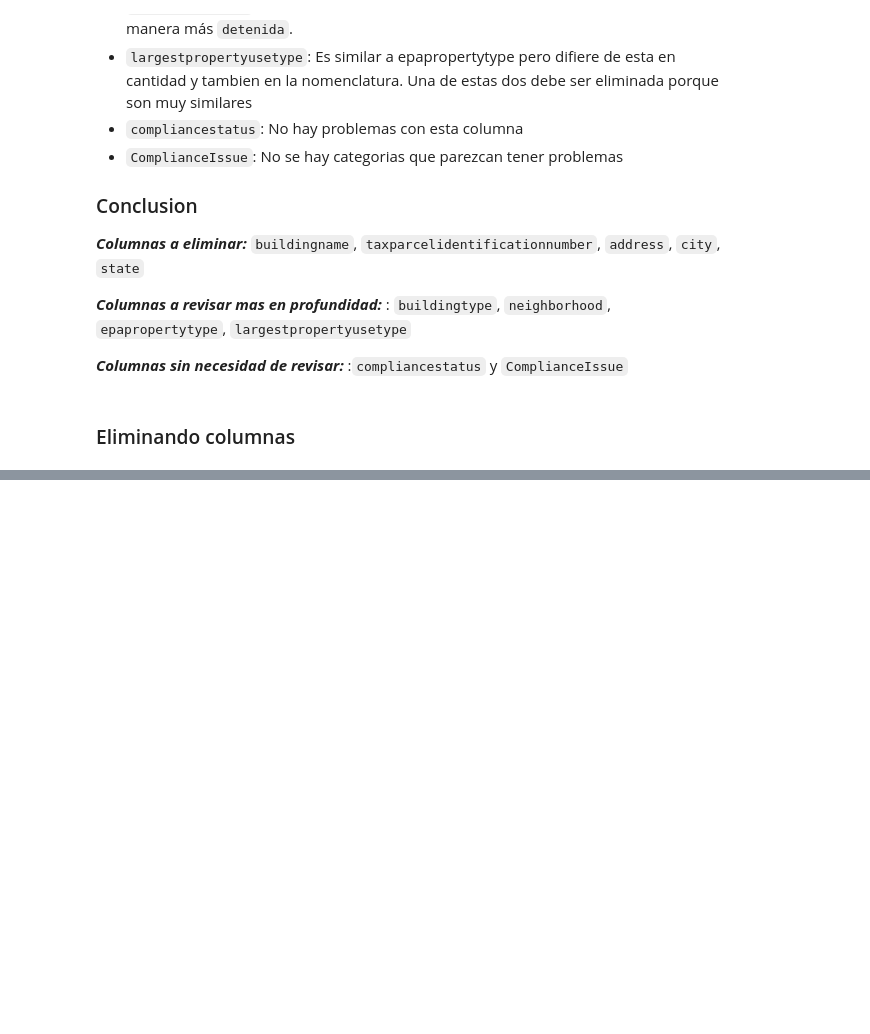
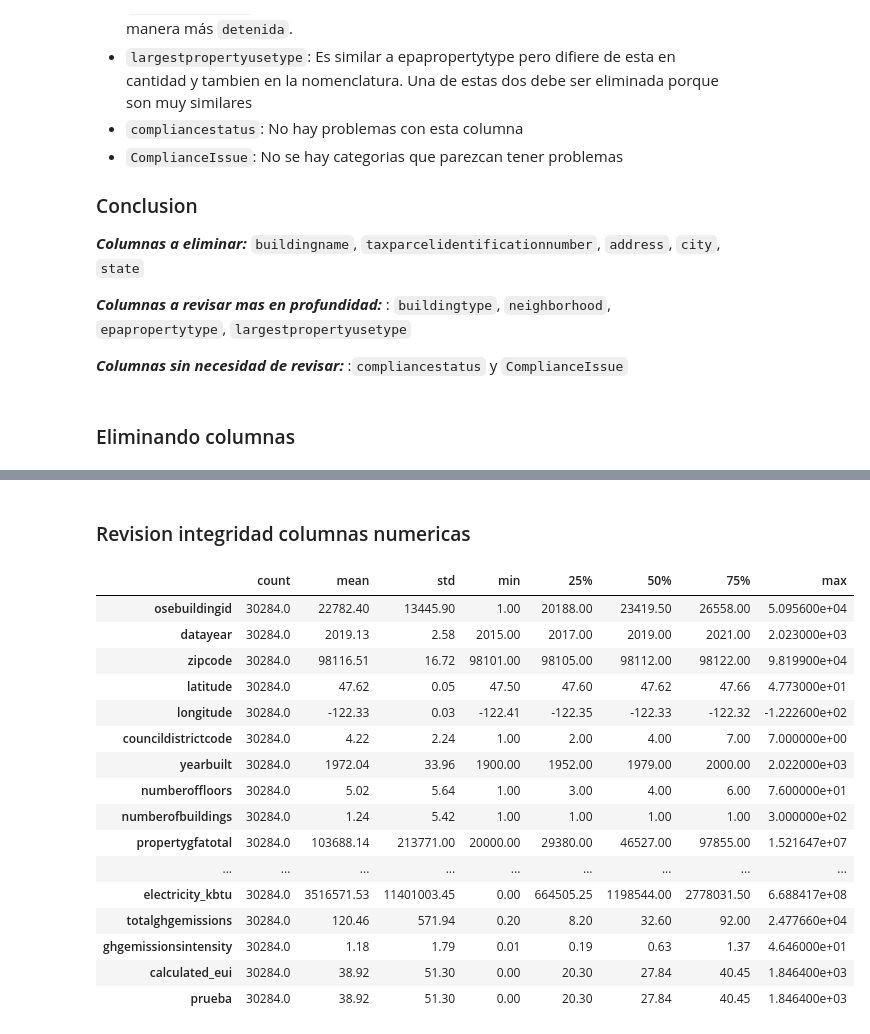
Before and after one commit to LLAES07/seatle, a Jupyter notebook: Notebooks/Proyecto.ipynb, the cells around one changed output, grey strips where cells are left out. Cells and saved outputs as stored; diff of their text form; code cells hidden in the pictures; blank space fills up the shorter version.

```diff
--- a/Notebooks/Proyecto.ipynb
+++ b/Notebooks/Proyecto.ipynb
@@ -274,0 +231,3 @@ Index(['osebuildingid', 'datayear', 'buildingname', 'buildingtype',
+# %%
+for col in df.select_dtypes(include=['object']).columns:
+    df[col] = df[col].str.title()
@@ -274,0 +236,4 @@ Index(['osebuildingid', 'datayear', 'buildingname', 'buildingtype',
+# %%
+columnas_a_revisar = ['buildingtype', 'neighborhood', 'epapropertytype', 'largestpropertyusetype']
+
+df[columnas_a_revisar]
@@ -274,0 +267,6 @@ Index(['osebuildingid', 'datayear', 'buildingname', 'buildingtype',
+# %%
+df[columnas_a_revisar[0]] = np.where(
+    df[columnas_a_revisar[0]].isin(['Nonresidential Cos', 'Nonresidential Wa']),
+    'Nonresidential',
+    df[columnas_a_revisar[0]]
+)
@@ -274,0 +326,2 @@ Index(['osebuildingid', 'datayear', 'buildingname', 'buildingtype',
+# %%
+df.drop(columns=columnas_a_revisar[-1], inplace=True)
@@ -274,0 +344,23 @@ Index(['osebuildingid', 'datayear', 'buildingname', 'buildingtype',
+# %% [markdown]
+### Revision integridad columnas numericas
+# %%
+numeric_cols = df.select_dtypes(include=[float, int]).columns
+df[numeric_cols].describe().T.round(2)
+# %% [output]
+|  | count | mean | std | min | 25% | 50% | 75% | max |
+| osebuildingid | 30284.0 | 22782.40 | 13445.90 | 1.00 | 20188.00 | 23419.50 | 26558.00 | 5.095600e+04 |
+| datayear | 30284.0 | 2019.13 | 2.58 | 2015.00 | 2017.00 | 2019.00 | 2021.00 | 2.023000e+03 |
+| zipcode | 30284.0 | 98116.51 | 16.72 | 98101.00 | 98105.00 | 98112.00 | 98122.00 | 9.819900e+04 |
+| latitude | 30284.0 | 47.62 | 0.05 | 47.50 | 47.60 | 47.62 | 47.66 | 4.773000e+01 |
+| longitude | 30284.0 | -122.33 | 0.03 | -122.41 | -122.35 | -122.33 | -122.32 | -1.222600e+02 |
+| councildistrictcode | 30284.0 | 4.22 | 2.24 | 1.00 | 2.00 | 4.00 | 7.00 | 7.000000e+00 |
+| yearbuilt | 30284.0 | 1972.04 | 33.96 | 1900.00 | 1952.00 | 1979.00 | 2000.00 | 2.022000e+03 |
+| numberoffloors | 30284.0 | 5.02 | 5.64 | 1.00 | 3.00 | 4.00 | 6.00 | 7.600000e+01 |
+| numberofbuildings | 30284.0 | 1.24 | 5.42 | 1.00 | 1.00 | 1.00 | 1.00 | 3.000000e+02 |
+| propertygfatotal | 30284.0 | 103688.14 | 213771.00 | 20000.00 | 29380.00 | 46527.00 | 97855.00 | 1.521647e+07 |
+| ... | ... | ... | ... | ... | ... | ... | ... | ... |
+| electricity_kbtu | 30284.0 | 3516571.53 | 11401003.45 | 0.00 | 664505.25 | 1198544.00 | 2778031.50 | 6.688417e+08 |
+| totalghgemissions | 30284.0 | 120.46 | 571.94 | 0.20 | 8.20 | 32.60 | 92.00 | 2.477660e+04 |
+| ghgemissionsintensity | 30284.0 | 1.18 | 1.79 | 0.01 | 0.19 | 0.63 | 1.37 | 4.646000e+01 |
+| calculated_eui | 30284.0 | 38.92 | 51.30 | 0.00 | 20.30 | 27.84 | 40.45 | 1.846400e+03 |
+| prueba | 30284.0 | 38.92 | 51.30 | 0.00 | 20.30 | 27.84 | 40.45 | 1.846400e+03 |
```
Also changed, not shown: parts of 13 cells of this notebook.
